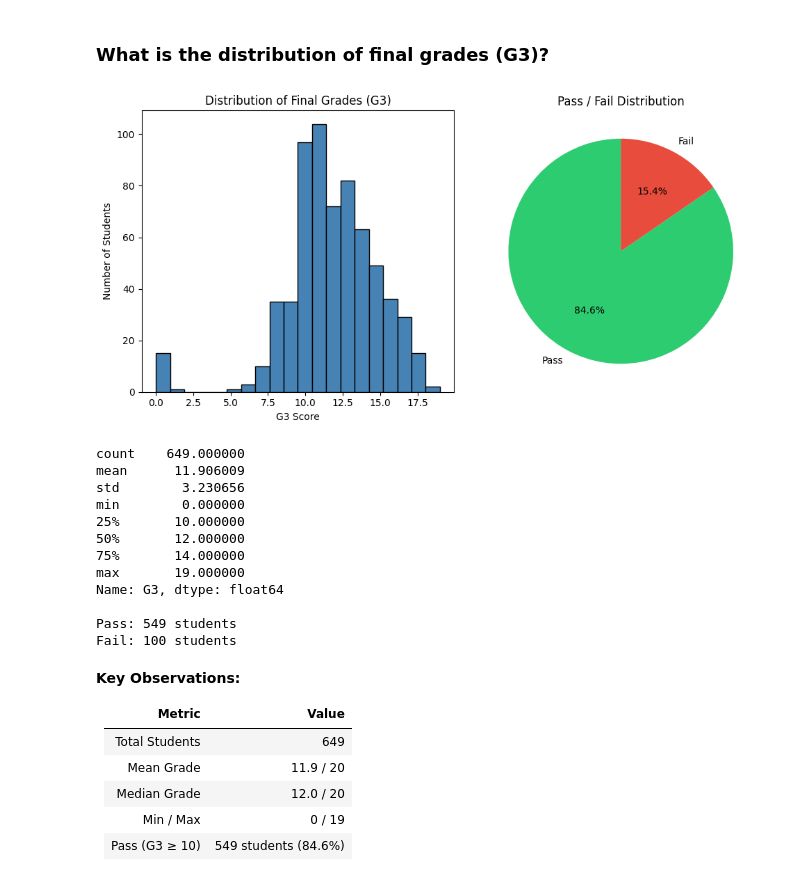
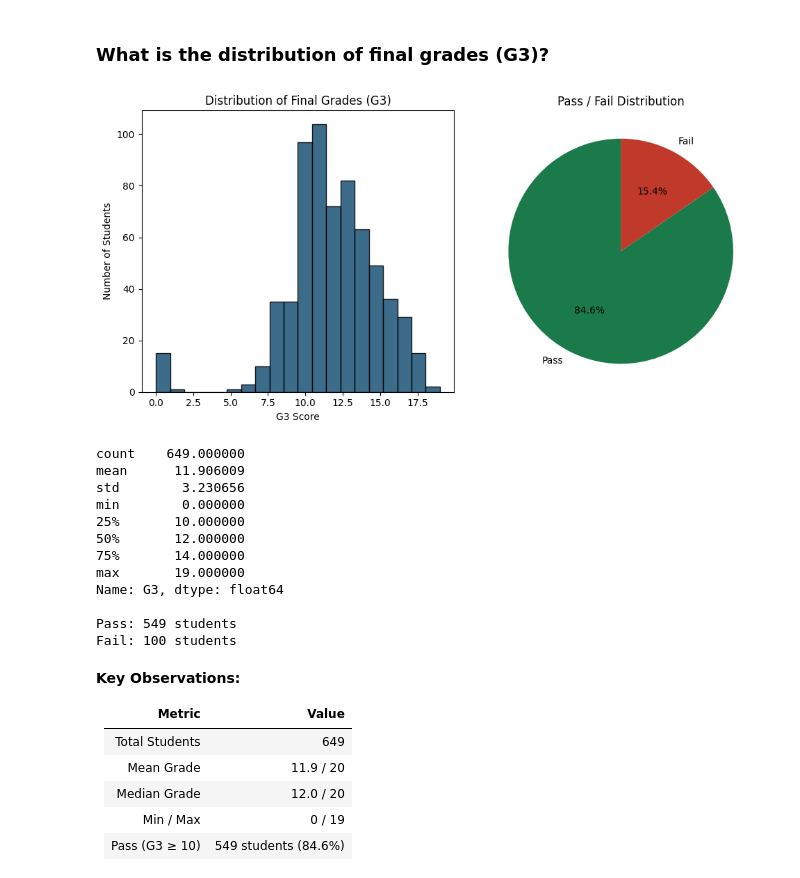
Before and after one commit to Abrar-ul-hasnain/student-performance-predictor, a Jupyter notebook: main.ipynb, the cells around one changed output. Saved outputs shown, nothing was run; the diff lists cells and outputs as text; code cells hidden in the pictures.

```diff
--- a/main.ipynb
+++ b/main.ipynb
@@ -416,34 +486,34 @@ df['risk_score'] = df['failures'] + df['absences']
 # %% [markdown]
 ### What is the distribution of final grades (G3)?
 # %%
+# Plot 1 - Histogram
 plt.figure(figsize=(10, 5))
 
-# Plot 1 - Histogram
 plt.subplot(1, 2, 1)
-plt.hist(df['G3'], bins=20, color='steelblue', edgecolor='black')
+plt.hist(df['G3'], bins=20, color='#1a5276', edgecolor='black', alpha=0.85)
 plt.title('Distribution of Final Grades (G3)')
 plt.xlabel('G3 Score')
 plt.ylabel('Number of Students')
 
 # Plot 2 - Pass/Fail Pie Chart
 plt.subplot(1, 2, 2)
 df['pass'].value_counts().plot.pie(
     labels=['Pass', 'Fail'],
-    colors=['#2ecc71', '#e74c3c'],
+    colors=['#1a7a4a', '#c0392b'],
     autopct='%1.1f%%',
     startangle=90
 )
 plt.title('Pass / Fail Distribution')
 plt.ylabel('')
 
 plt.tight_layout()
 plt.show()
 
 print(df['G3'].describe())
 print(f"\nPass: {df['pass'].sum()} students")
 print(f"Fail: {(df['pass'] == 0).sum()} students")
 # %% [output]
-[figure, old version]
+[figure, new version]
 count    649.000000
 mean      11.906009
 std        3.230656
```
Also changed, not shown: parts of 15 cells of this notebook, 1 other file.
